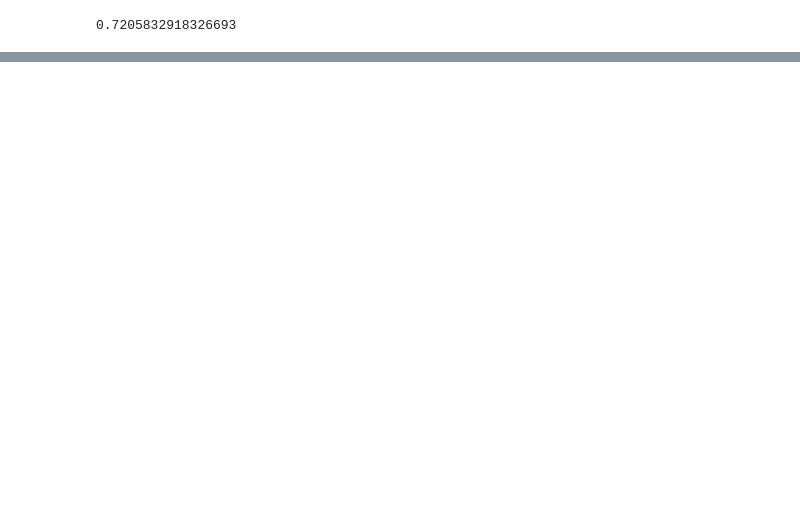
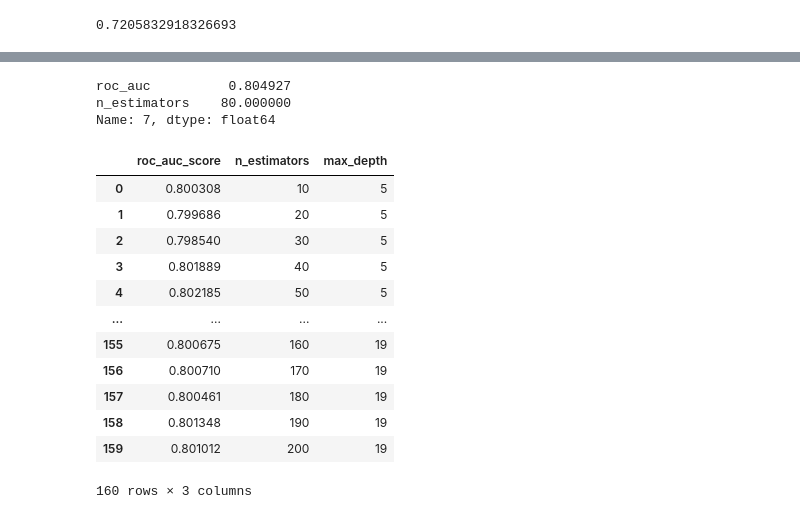
Before and after one commit to BALJAPALLIANSHUL/machine_learning_zoomcamp, a Jupyter notebook: 06-decision trees and ensemble learning/credit_risk_project.ipynb, the cells around one changed output, grey strips where cells are left out. Saved outputs shown, nothing was run; the diff lists cells and outputs as text; code cells hidden in the pictures; blank space fills up the shorter version.

```diff
--- a/06-decision trees and ensemble learning/credit_risk_project.ipynb
+++ b/06-decision trees and ensemble learning/credit_risk_project.ipynb
@@ -368,0 +418,7 @@ print(r)
+# %%
+# max roc auc and corresponding n_estimators
+df_scores.iloc[df_scores.roc_auc.idxmax()]
+# %% [output]
+roc_auc          0.804927
+n_estimators    80.000000
+Name: 7, dtype: float64
@@ -368,0 +433,17 @@ print(r)
+# %%
+df_scores = pd.DataFrame(scores,columns = ['roc_auc_score','n_estimators','max_depth'])
+df_scores
+# %% [output]
+|  | roc_auc_score | n_estimators | max_depth |
+| 0 | 0.800308 | 10 | 5 |
+| 1 | 0.799686 | 20 | 5 |
+| 2 | 0.798540 | 30 | 5 |
+| 3 | 0.801889 | 40 | 5 |
+| 4 | 0.802185 | 50 | 5 |
+| ... | ... | ... | ... |
+| 155 | 0.800675 | 160 | 19 |
+| 156 | 0.800710 | 170 | 19 |
+| 157 | 0.800461 | 180 | 19 |
+| 158 | 0.801348 | 190 | 19 |
+| 159 | 0.801012 | 200 | 19 |
+160 rows × 3 columns
```
Also changed, not shown: parts of 22 cells of this notebook.
